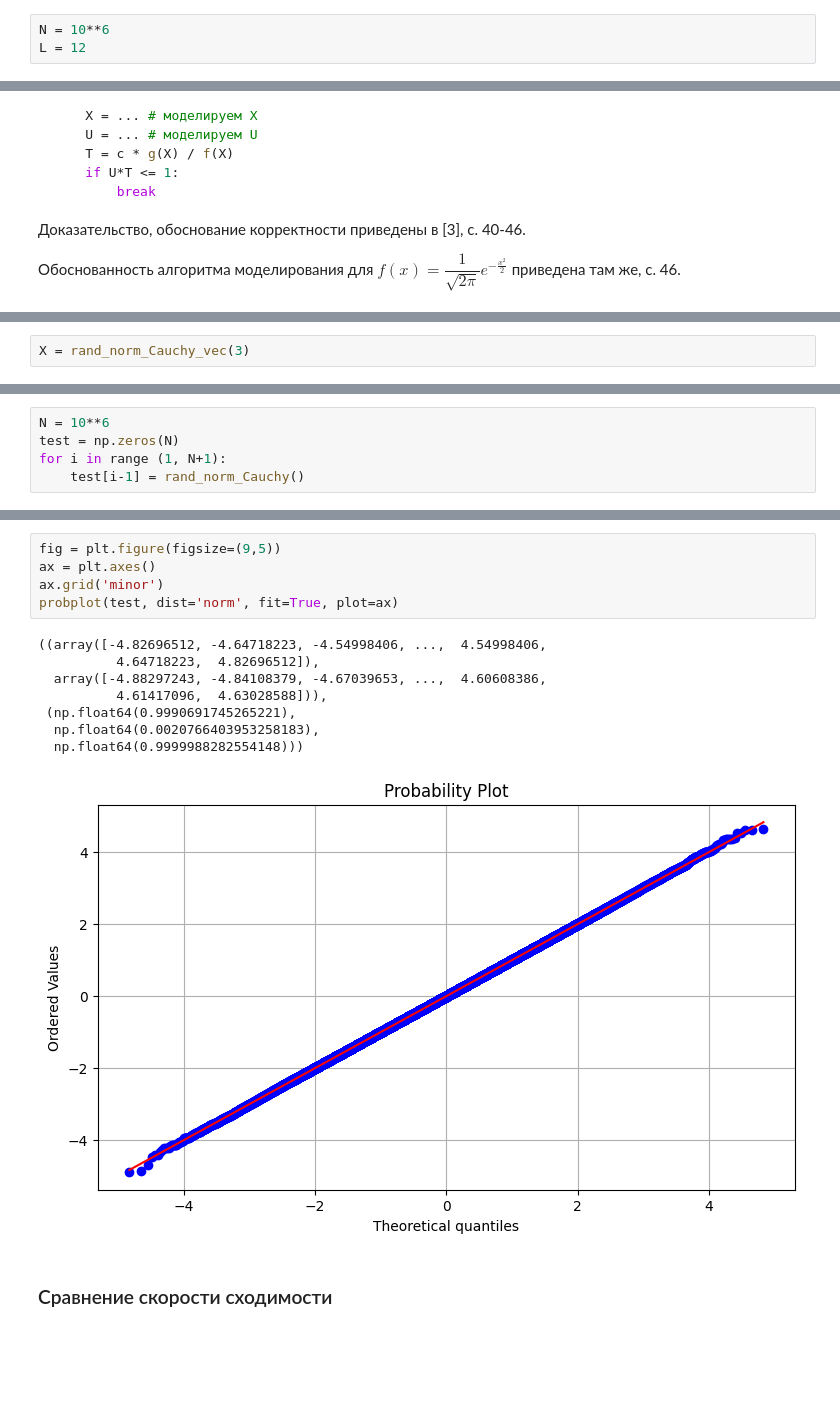
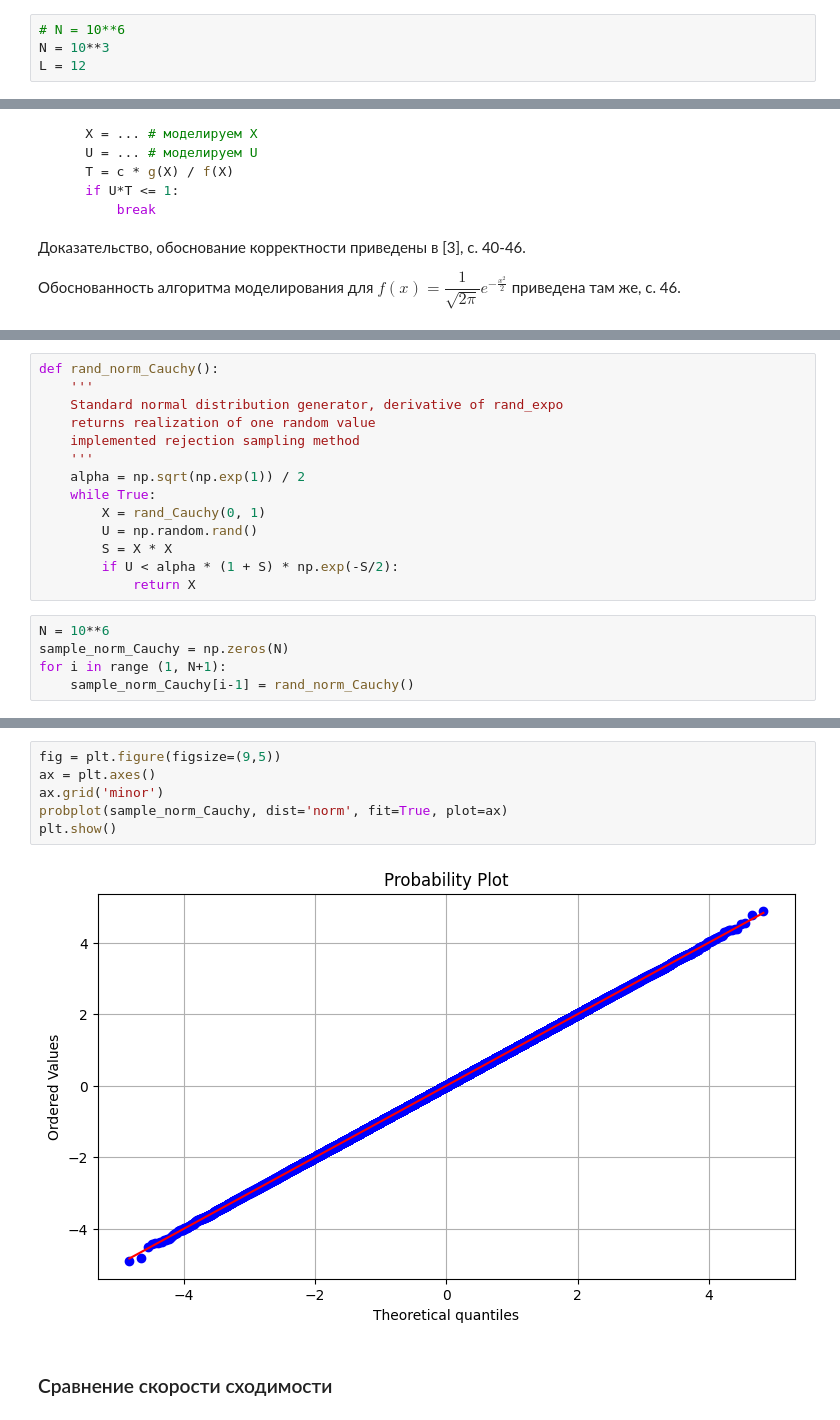
Before and after one commit to arinenn/stochastic_practicum, a Jupyter notebook: stochastic_practicum_first.ipynb, the cells around one changed output, grey strips where cells are left out. Saved outputs shown, nothing was run; the diff lists cells and outputs as text; blank space fills up the shorter version.

```diff
--- a/stochastic_practicum_first.ipynb
+++ b/stochastic_practicum_first.ipynb
@@ -1020,7 +1021,8 @@ def rand_poisson_bin(l, N):
             result[i*batch_size:(i+1)*batch_size] = rand_bin(n, p_n, batch_size)
     return result
 # %%
-N = 10**6
+# N = 10**6
+N = 10**3
 L = 12
 # %%
 sample_poisson_bin = rand_poisson_bin(L, N)
@@ -1440,2 +1414,0 @@ def rand_norm_Cauchy_vec(N):
-# %%
-X = rand_norm_Cauchy_vec(3)
@@ -1453,5 +1415,19 @@ IndexError: boolean index did not match indexed array along axis 0; size of axis
+# %%
+def rand_norm_Cauchy():
+    '''
+    Standard normal distribution generator, derivative of rand_expo
+    returns realization of one random value
+    implemented rejection sampling method
+    '''
+    alpha = np.sqrt(np.exp(1)) / 2
+    while True:
+        X = rand_Cauchy(0, 1)
+        U = np.random.rand()
+        S = X * X
+        if U < alpha * (1 + S) * np.exp(-S/2):
+            return X
 # %%
 N = 10**6
-test = np.zeros(N)
+sample_norm_Cauchy = np.zeros(N)
 for i in range (1, N+1):
-    test[i-1] = rand_norm_Cauchy()
+    sample_norm_Cauchy[i-1] = rand_norm_Cauchy()
@@ -1469,16 +1461,10 @@ plt.plot(grid, norm.pdf(grid))
 # %%
 fig = plt.figure(figsize=(9,5))
 ax = plt.axes()
 ax.grid('minor')
-probplot(test, dist='norm', fit=True, plot=ax)
+probplot(sample_norm_Cauchy, dist='norm', fit=True, plot=ax)
+plt.show()
 # %% [output]
-((array([-4.82696512, -4.64718223, -4.54998406, ...,  4.54998406,
-          4.64718223,  4.82696512]),
-  array([-4.88297243, -4.84108379, -4.67039653, ...,  4.60608386,
-          4.61417096,  4.63028588])),
- (np.float64(0.9990691745265221),
-  np.float64(0.0020766403953258183),
-  np.float64(0.9999988282554148)))
-[figure, old version]
+[figure, new version]
 # %% [markdown]
 ### Сравнение скорости сходимости
```
Also changed, not shown: parts of 41 cells of this notebook.
